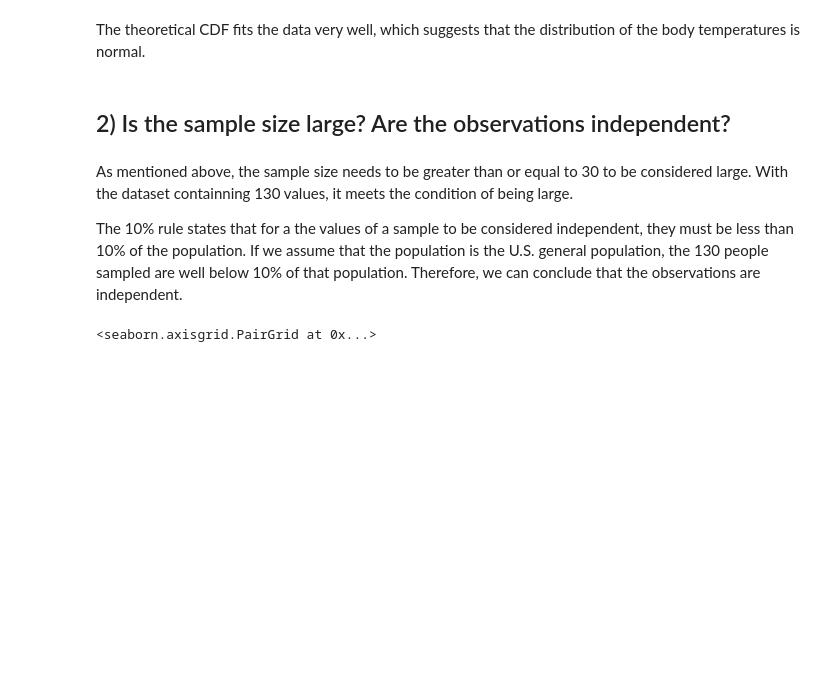
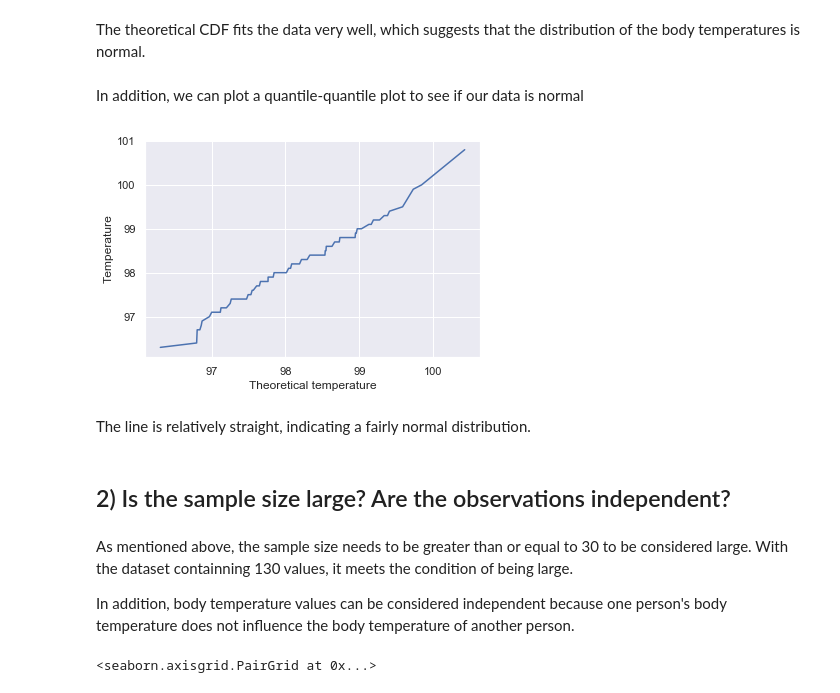
Before and after one commit to kjd999/Springboard-Projects, a Jupyter notebook: Exploratory Data Analysis Projects/sliderule_dsi_inferential_statistics_exercise_1.ipynb, the cells around one changed output. Saved outputs shown, nothing was run; the diff lists cells and outputs as text; code cells hidden in the pictures; blank space fills up the shorter version.

```diff
--- a/Exploratory Data Analysis Projects/sliderule_dsi_inferential_statistics_exercise_1.ipynb
+++ b/Exploratory Data Analysis Projects/sliderule_dsi_inferential_statistics_exercise_1.ipynb
@@ -129,12 +139,29 @@ Text(0, 0.5, 'CDF')
 [figure]
 # %% [markdown]
 The theoretical CDF fits the data very well, which suggests that the distribution of the body temperatures is normal.
+# %% [markdown]
+In addition, we can plot a quantile-quantile plot to see if our data is normal
+# %%
+# Sort both datasets
+temp_sort = df['temperature'].sort_values()
+norm_dat = np.random.normal(mean, std, 130)
+norm_sort = np.sort(norm_dat)
+
+#Create the q-q plot
+plt.plot(norm_sort, temp_sort)
+plt.xlabel('Theoretical temperature')
+plt.ylabel('Temperature')
+plt.show()
+# %% [output]
+[figure, added]
+# %% [markdown]
+The line is relatively straight, indicating a fairly normal distribution.
 # %% [markdown]
 ## 2) Is the sample size large? Are the observations independent?
 # %% [markdown]
 As mentioned above, the sample size needs to be greater than or equal to 30 to be considered large. With the dataset containning 130 values, it meets the condition of being large.
 
-The 10% rule states that for a the values of a sample to be considered independent, they must be less than 10% of the population. If we assume that the population is the U.S. general population, the 130 people sampled are well below 10% of that population. Therefore, we can conclude that the observations are independent.
+In addition, body temperature values can be considered independent because one person's body temperature does not influence the body temperature of another person.
 # %%
 sns.pairplot(df)
 # %% [output]
```
Also changed, not shown: parts of 6 cells of this notebook.
